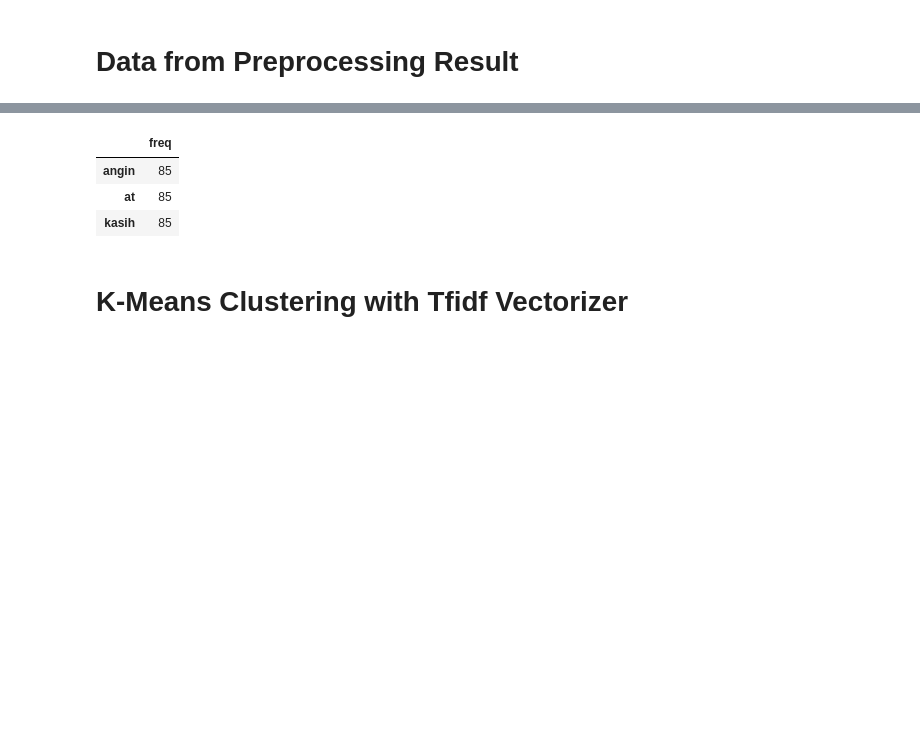
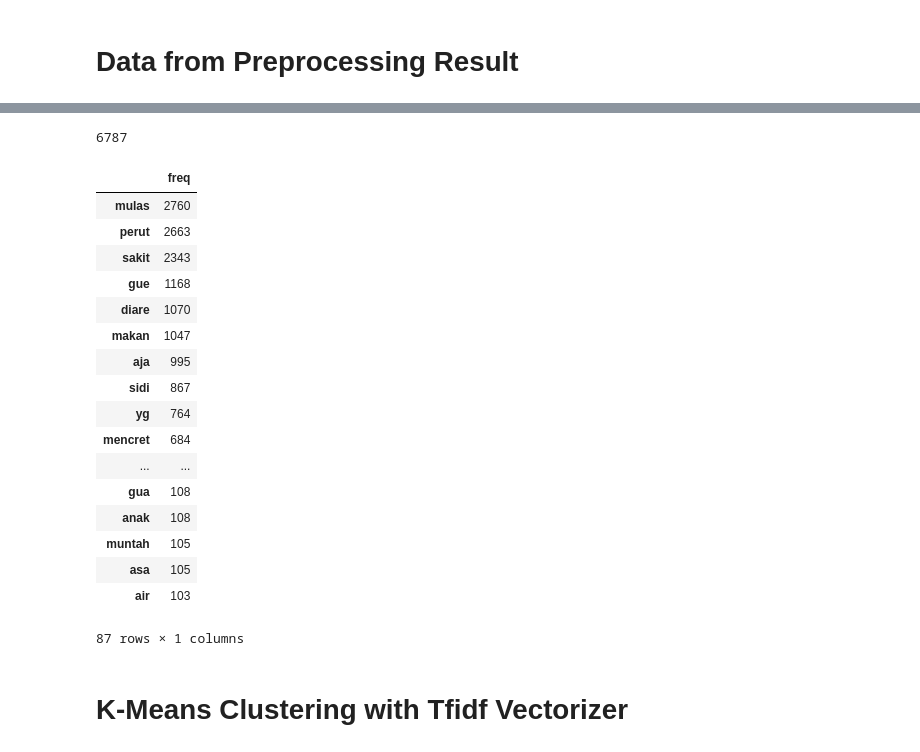
Before and after one commit to robitalhazmi/final-project, a Jupyter notebook: K-Means Clustering.ipynb, the cells around one changed output, grey strips where cells are left out. Drawn from its saved outputs; the diff is of its cells as text; code cells hidden in the pictures; blank space fills up the shorter version.

```diff
--- a/K-Means Clustering.ipynb
+++ b/K-Means Clustering.ipynb
@@ -16,5 +16,6 @@ plt.rcdefaults()
 # %% [markdown]
 # Data from Preprocessing Result
 # %%
-data = pd.read_csv('./data/preprocessing_data.csv')
+data = pd.read_csv('./data/preprocessing_data.csv', index_col=0)
+data = data.replace(np.nan, '', regex=True)
 data.head()
@@ -55,11 +55,30 @@ tdm.shape
+# %%
+corpora = data.loc[:,'result'].tolist()
+len(corpora)
+# %% [output]
+6787
 # %%
 new_tdm = tdm.sum(0).to_frame('freq')
-new_tdm[new_tdm['freq'] == 85]
+new_tdm[new_tdm['freq'] > 100].sort_values(by=['freq'], ascending=False)
 # %% [output]
 |  | freq |
-| angin | 85 |
-| at | 85 |
-| kasih | 85 |
+| mulas | 2760 |
+| perut | 2663 |
+| sakit | 2343 |
+| gue | 1168 |
+| diare | 1070 |
+| makan | 1047 |
+| aja | 995 |
+| sidi | 867 |
+| yg | 764 |
+| mencret | 684 |
+| ... | ... |
+| gua | 108 |
+| anak | 108 |
+| muntah | 105 |
+| asa | 105 |
+| air | 103 |
+87 rows × 1 columns
 # %% [markdown]
 # K-Means Clustering with Tfidf Vectorizer
 # %%
```
Also changed, not shown: parts of 9 cells of this notebook, 1 other file.
